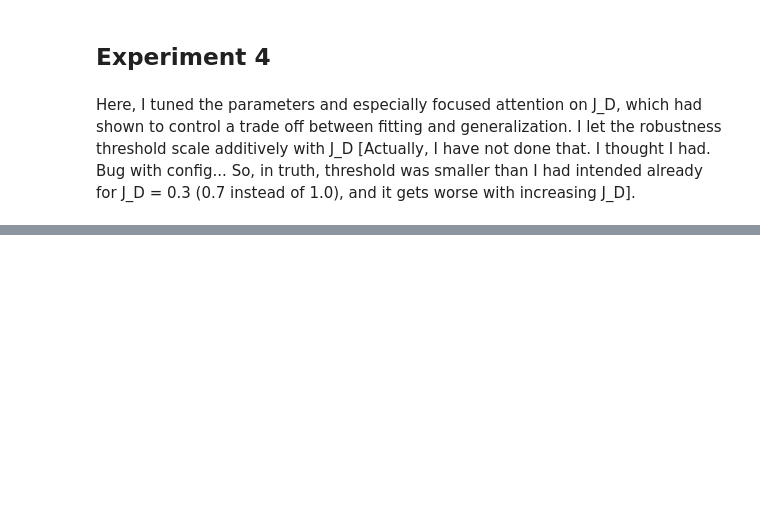
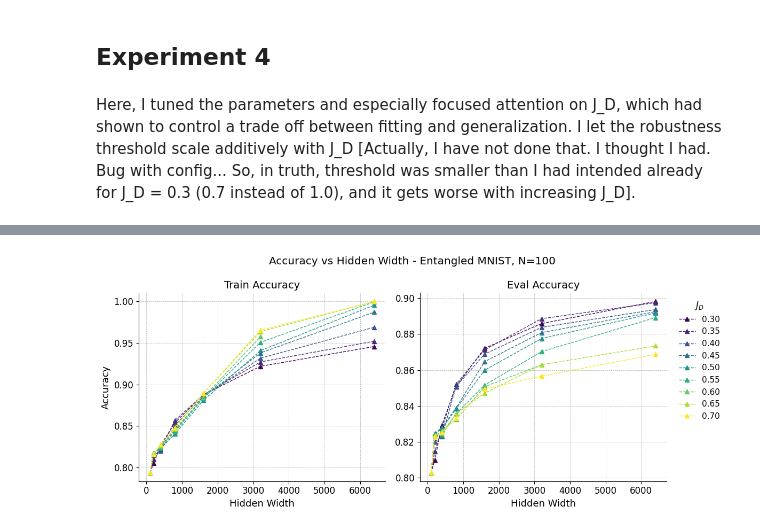
Before and after one commit to mattia-scardecchia/Biological-Learning, a Jupyter notebook: notebooks/plot.ipynb, the cells around one changed output, grey strips where cells are left out. Cells and saved outputs as stored; diff of their text form; code cells hidden in the pictures; blank space fills up the shorter version.

Commit message:
plots thesis

```diff
--- a/notebooks/plot.ipynb
+++ b/notebooks/plot.ipynb
@@ -809,3 +775,63 @@ plt.show()
+# %%
+import matplotlib.pyplot as plt
+from matplotlib import cm
+
+# Aesthetic defaults
+plt.rcParams.update(
+    {
+        "font.size": 12,  # base font size
+        "axes.titlesize": 14,
+        "axes.labelsize": 13,
+        "legend.fontsize": 11,
+        "xtick.direction": "out",
+        "ytick.direction": "out",
+        "axes.spines.top": False,  # remove top/right spines
+        "axes.spines.right": False,
+    }
+)
+
+# Prepare data
+jds = sorted(df["J_D"].unique())
+cmap = cm.get_cmap("viridis", len(jds))
+
+# Create subplots
+fig, (ax1, ax2) = plt.subplots(ncols=2, figsize=(12, 5), sharex=True, sharey=False)
+
+for idx, j in enumerate(jds):
+    sub = df[df["J_D"] == j].sort_values("H")
+    color = cmap(idx)
+    for ax, col in zip((ax1, ax2), ("max_train_acc", "max_eval_acc")):
+        ax.plot(
+            sub["H"],
+            sub[col],
+            label=f"{j:.2f}",
+            color=color,
+            marker="^",  # triangle marker
+            markersize=6,
+            linestyle="--",  # dotted line
+            linewidth=1,
+        )
+
+# Labels & titles
+ax1.set(title="Train Accuracy", xlabel="H", ylabel="Accuracy")
+ax2.set(title="Eval Accuracy", xlabel="H")
+
+# Legend outside
+ax2.legend(title="$J_D$", loc="upper left", bbox_to_anchor=(1.02, 1), frameon=False)
+
+# Log-scaled x-axis
+for ax in (ax1, ax2):
+    # ax.set_xscale("log")
+    ax.grid(True, which="both", linestyle="--", linewidth=0.5)  # subtle grid
+    # ax.set_xticks(df["H"].unique())
+    # ax.set_xticklabels(df["H"].unique())
+    ax.set_xlabel("Hidden Width")
+
+fig.suptitle("Accuracy vs Hidden Width - Entangled MNIST, N=100")
+plt.tight_layout()
+plt.show()
+# %% [output]
+[figure, added]
 # %%
 import pandas as pd
 import matplotlib.pyplot as plt
```
Also changed, not shown: parts of 4 cells of this notebook.
